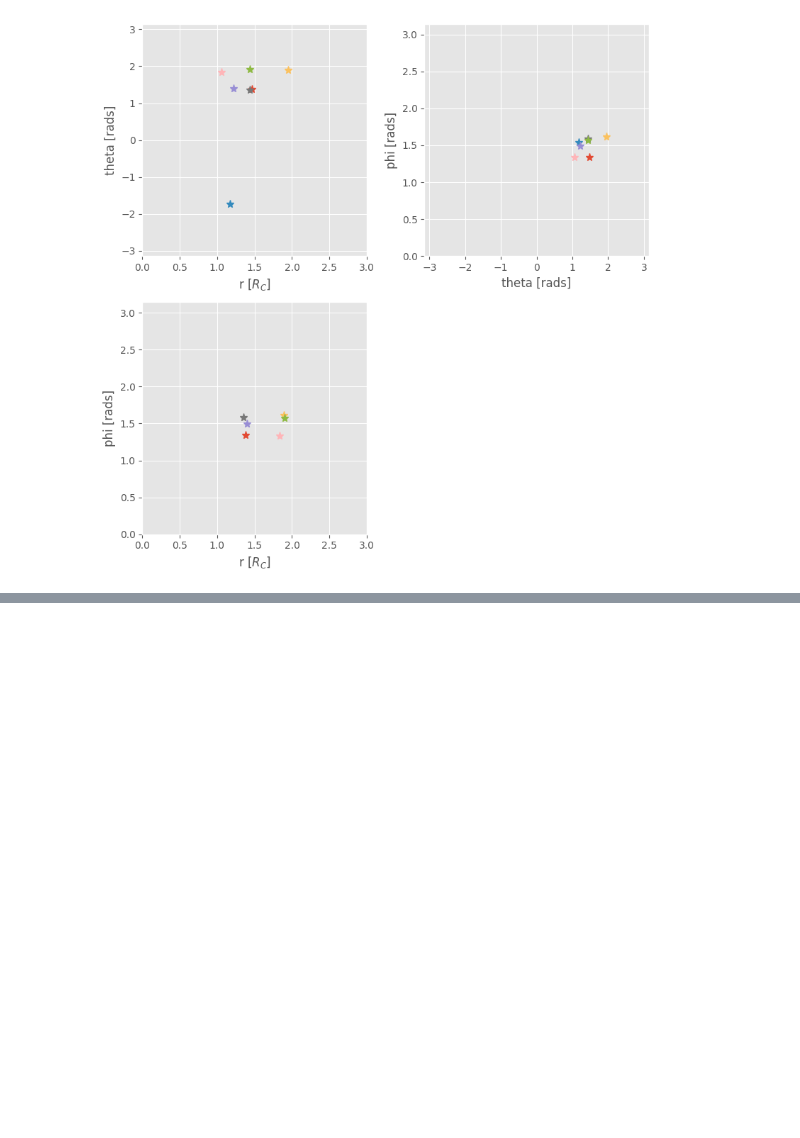
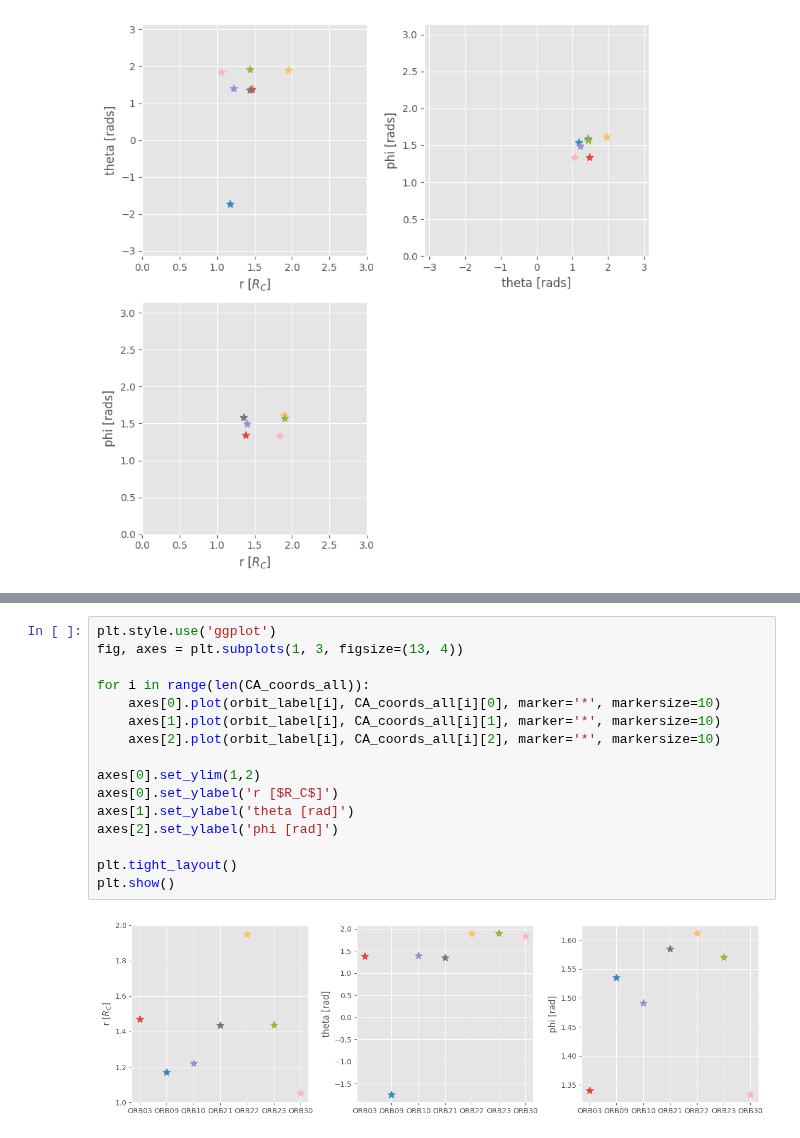
Before and after one commit to vera-br/Callisto, a Jupyter notebook: Galileo-analysis.ipynb, the cells around one changed output, grey strips where cells are left out. Drawn from its saved outputs; the diff is of its cells as text; blank space fills up the shorter version.

```diff
--- a/Galileo-analysis.ipynb
+++ b/Galileo-analysis.ipynb
@@ -496,0 +562,18 @@ plt.tight_layout()
+# %%
+plt.style.use('ggplot')
+fig, axes = plt.subplots(1, 3, figsize=(13, 4))
+
+for i in range(len(CA_coords_all)):
+    axes[0].plot(orbit_label[i], CA_coords_all[i][0], marker='*', markersize=10)
+    axes[1].plot(orbit_label[i], CA_coords_all[i][1], marker='*', markersize=10)
+    axes[2].plot(orbit_label[i], CA_coords_all[i][2], marker='*', markersize=10)
+
+axes[0].set_ylim(1,2)
+axes[0].set_ylabel('r [$R_C$]')
+axes[1].set_ylabel('theta [rad]')
+axes[2].set_ylabel('phi [rad]')
+
+plt.tight_layout()
+plt.show()
+# %% [output]
+[figure, added]
```
Also changed, not shown: parts of 6 cells of this notebook.
